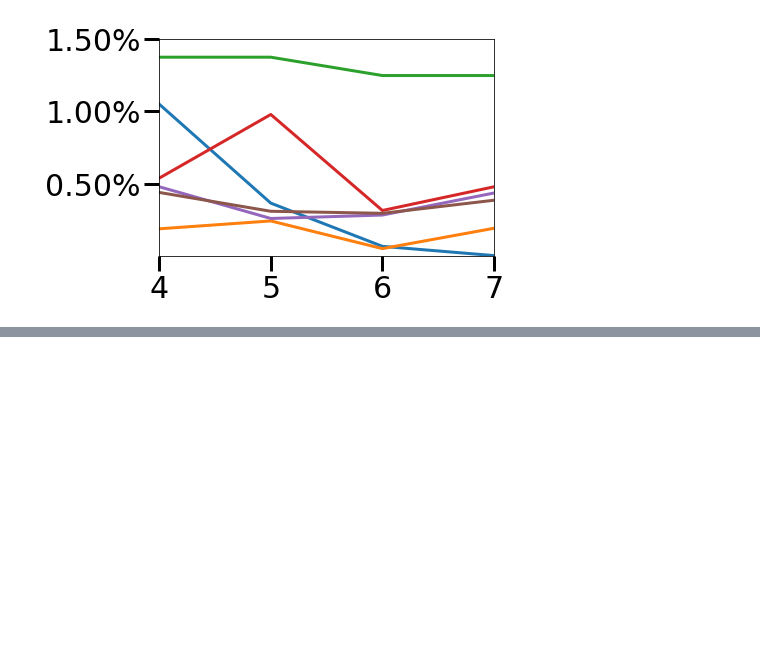
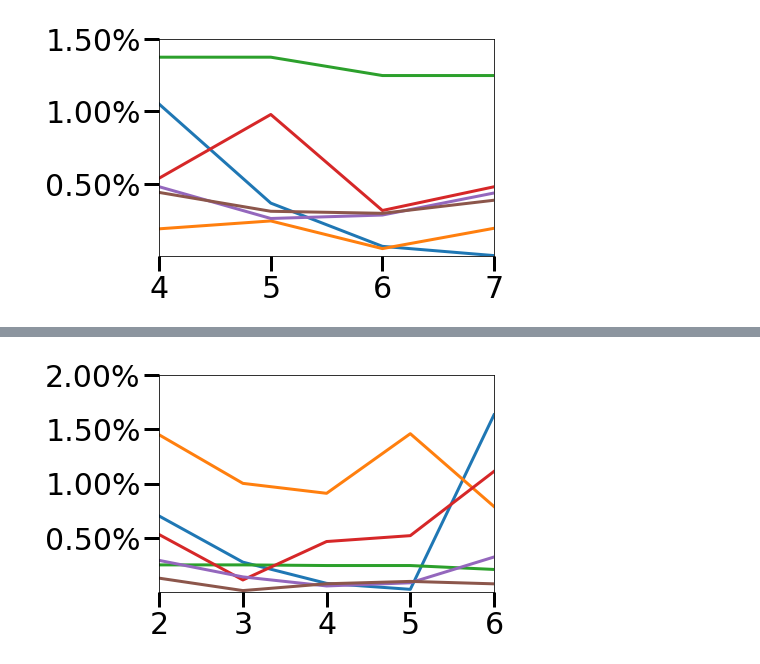
Before and after one commit to ferchault/APDFT, a Jupyter notebook: prototyping/hessian/AAFF/1_Validation_anal_deriv/plots_and_tables.ipynb, the cells around one changed output, grey strips where cells are left out. Saved outputs shown, nothing was run; the diff lists cells and outputs as text; code cells hidden in the pictures; blank space fills up the shorter version.

```diff
--- a/prototyping/hessian/AAFF/1_Validation_anal_deriv/plots_and_tables.ipynb
+++ b/prototyping/hessian/AAFF/1_Validation_anal_deriv/plots_and_tables.ipynb
@@ -454,0 +448,17 @@ plt.savefig("error_hessian.png",bbox_inches='tight')
+# %%
+pr=7
+plt.plot(range(2,pr),100*abs(Hre_co_bf[2:pr]),label="CO$\longrightarrow$BF",lw=3)
+plt.plot(range(2,pr),100*abs(Hre_bf_co[2:pr]),label="BF$\longrightarrow$CO",lw=3)
+plt.plot(range(2,pr),100*abs(Hre_nn_co[2:pr]),label="NN$\longrightarrow$CO",lw=3)
+plt.plot(range(2,pr),100*abs(Hre_co_nn[2:pr]),label="CO$\longrightarrow$NN",lw=3)
+plt.plot(range(2,pr),100*abs(Hre_ch4_nh4[2:pr]),label="CH$_4\longrightarrow$NH$_4^+$",lw=3)
+plt.plot(range(2,pr),100*abs(Hre_ch4_bh4[2:pr]),label="CH$_4\longrightarrow$BH$_4^-$",lw=3)
+plt.axes().yaxis.set_major_formatter(mtick.PercentFormatter())
+plt.tick_params(length=15,width=3.)
+plt.yticks([.5,1,1.5,2],size=30)
+plt.xticks([2,3,4,5,6],size=30)
+plt.xlim(2,pr-1)
+plt.ylim(0,2)
+plt.savefig("subplot_hess.png",bbox_inches="tight")
+# %% [output]
+[figure, added]
```
Also changed, not shown: parts of 3 cells of this notebook, 15 other files.
